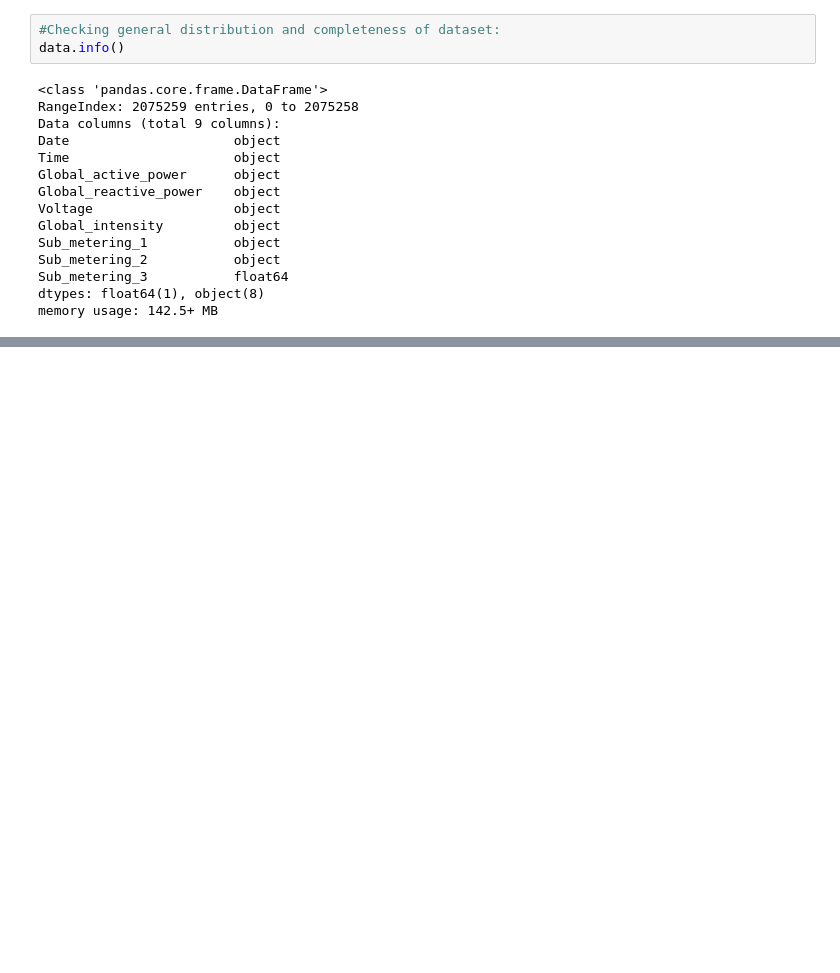
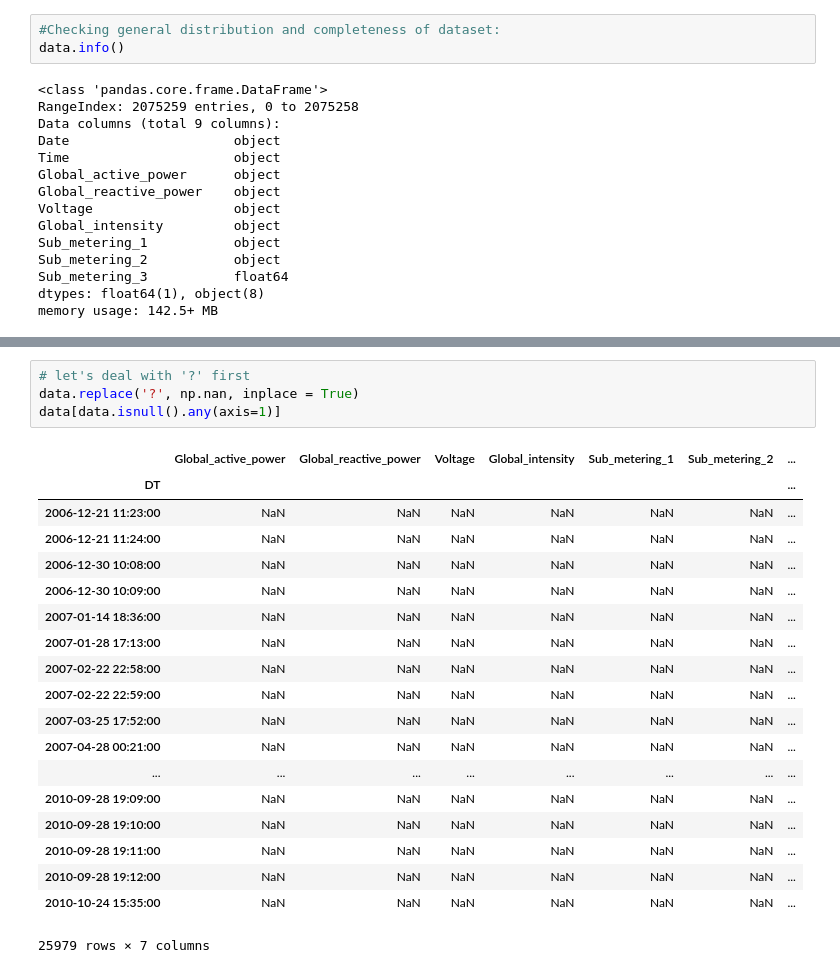
Before and after one commit to divya-nk/data-challenges, a Jupyter notebook: Untitled.ipynb, the cells around one changed output, grey strips where cells are left out. Saved outputs shown, nothing was run; the diff lists cells and outputs as text; blank space fills up the shorter version.

```diff
--- a/Untitled.ipynb
+++ b/Untitled.ipynb
@@ -45,0 +73,24 @@ ValueError: ('Unknown string format:', '16/12/200617:24:00')
+# %%
+# let's deal with '?' first
+data.replace('?', np.nan, inplace = True)
+data[data.isnull().any(axis=1)]
+# %% [output]
+|  | Global_active_power | Global_reactive_power | Voltage | Global_intensity | Sub_metering_1 | Sub_metering_2 | ... |
+| DT |  |  |  |  |  |  | ... |
+| 2006-12-21 11:23:00 | NaN | NaN | NaN | NaN | NaN | NaN | ... |
+| 2006-12-21 11:24:00 | NaN | NaN | NaN | NaN | NaN | NaN | ... |
+| 2006-12-30 10:08:00 | NaN | NaN | NaN | NaN | NaN | NaN | ... |
+| 2006-12-30 10:09:00 | NaN | NaN | NaN | NaN | NaN | NaN | ... |
+| 2007-01-14 18:36:00 | NaN | NaN | NaN | NaN | NaN | NaN | ... |
+| 2007-01-28 17:13:00 | NaN | NaN | NaN | NaN | NaN | NaN | ... |
+| 2007-02-22 22:58:00 | NaN | NaN | NaN | NaN | NaN | NaN | ... |
+| 2007-02-22 22:59:00 | NaN | NaN | NaN | NaN | NaN | NaN | ... |
+| 2007-03-25 17:52:00 | NaN | NaN | NaN | NaN | NaN | NaN | ... |
+| 2007-04-28 00:21:00 | NaN | NaN | NaN | NaN | NaN | NaN | ... |
+| ... | ... | ... | ... | ... | ... | ... | ... |
+| 2010-09-28 19:09:00 | NaN | NaN | NaN | NaN | NaN | NaN | ... |
+| 2010-09-28 19:10:00 | NaN | NaN | NaN | NaN | NaN | NaN | ... |
+| 2010-09-28 19:11:00 | NaN | NaN | NaN | NaN | NaN | NaN | ... |
+| 2010-09-28 19:12:00 | NaN | NaN | NaN | NaN | NaN | NaN | ... |
+| 2010-10-24 15:35:00 | NaN | NaN | NaN | NaN | NaN | NaN | ... |
+25979 rows × 7 columns
```
Also changed, not shown: parts of 5 cells of this notebook.
